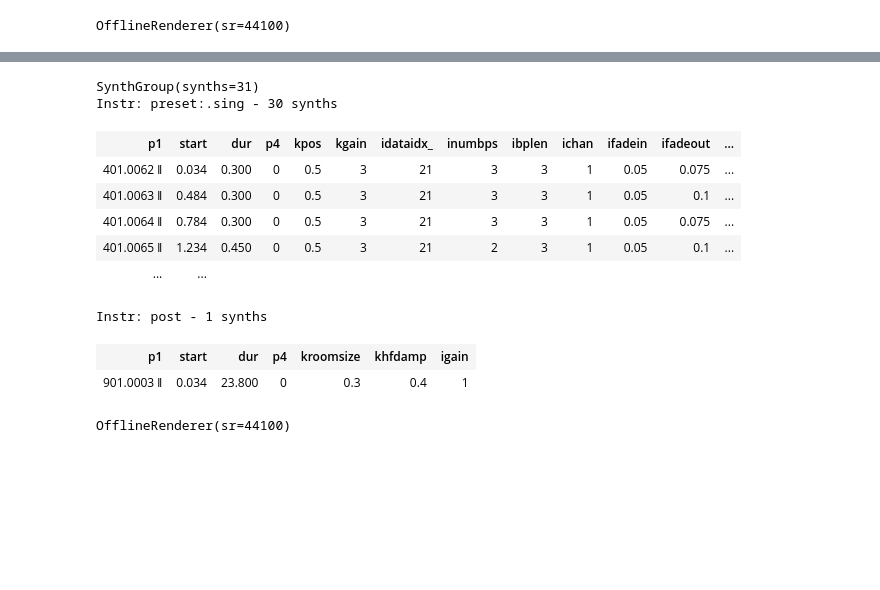
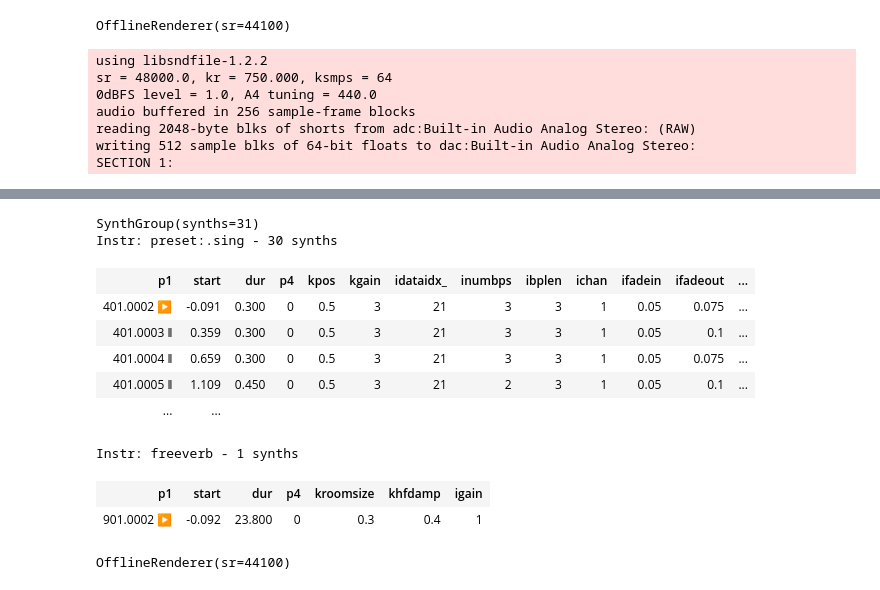
Before and after one commit to gesellkammer/maelzel, a Jupyter notebook: notebooks/wespe.ipynb, the cells around one changed output, grey strips where cells are left out. Drawn from its saved outputs; the diff is of its cells as text; code cells hidden in the pictures; blank space fills up the shorter version.

```diff
--- a/notebooks/wespe.ipynb
+++ b/notebooks/wespe.ipynb
@@ -99,39 +96,47 @@ OfflineRenderer(sr=44100)
 # %%
 with render() as r:
     ch2.play(instr='.sing', args={'ivibstart': 0.25, 'kvibfreq': 5.5}, fade=(0.05, 0.1))
-    r.sched('.reverbstereo', 0, ch2.durSecs() + 1, kfeedback=0.8, kwet=0.5)
+    r.sched('.globalreverb', 0, ch2.durSecs() + 1, kfeedback=0.8, kwet=0.5)
 r
 # %% [output]
 OfflineRenderer(sr=44100)
 # %%
-sess = getSession()
+w = getWorkspace()
+sess = w.audioSession()
 sess.defInstr('freeverb', r'''
     |kroomsize=0.6, khfdamp=0.35, igain=1.|
     a1pre, a2pre monitor
     a1, a2 freeverb a1pre, a2pre, kroomsize, khfdamp
     a1 *= igain
     a2 *= igain
     outch 1, a1 - a1pre, 2, a2 - a2pre
 ''')
 
 with play() as s:
     synth = ch2.play(instr='.sing', args={'ivibstart': 0.25, 'kvibfreq': 5.5}, fade=(0.05, 0.1), gain=3)
     ev = s.sched('freeverb', dur=ch2.durSecs() + 4, priority=2, kroomsize=0.3, khfdamp=0.4)
 s
 # %% [output]
+using libsndfile-1.2.2
+sr = 48000.0, kr = 750.000, ksmps = 64
+0dBFS level = 1.0, A4 tuning = 440.0
+audio buffered in 256 sample-frame blocks
+reading 2048-byte blks of shorts from adc:Built-in Audio Analog Stereo: (RAW)
+writing 512 sample blks of 64-bit floats to dac:Built-in Audio Analog Stereo:
+SECTION 1:
 [interactive output not drawn]
 [interactive output not drawn]
-SynthGroup(synths=31)
-Instr: preset:.sing - 30 synths
+SynthGroup(synths=31)
+Instr: preset:.sing - 30 synths
 | p1 | start | dur | p4 | kpos | kgain | idataidx_ | inumbps | ibplen | ichan | ifadein | ifadeout | ... |
-| 401.0062 ‖ | 0.034 | 0.300 | 0 | 0.5 | 3 | 21 | 3 | 3 | 1 | 0.05 | 0.075 | ... |
-| 401.0063 ‖ | 0.484 | 0.300 | 0 | 0.5 | 3 | 21 | 3 | 3 | 1 | 0.05 | 0.1 | ... |
-| 401.0064 ‖ | 0.784 | 0.300 | 0 | 0.5 | 3 | 21 | 3 | 3 | 1 | 0.05 | 0.075 | ... |
-| 401.0065 ‖ | 1.234 | 0.450 | 0 | 0.5 | 3 | 21 | 2 | 3 | 1 | 0.05 | 0.1 | ... |
+| 401.0002 ▶ | -0.091 | 0.300 | 0 | 0.5 | 3 | 21 | 3 | 3 | 1 | 0.05 | 0.075 | ... |
+| 401.0003 ‖ | 0.359 | 0.300 | 0 | 0.5 | 3 | 21 | 3 | 3 | 1 | 0.05 | 0.1 | ... |
+| 401.0004 ‖ | 0.659 | 0.300 | 0 | 0.5 | 3 | 21 | 3 | 3 | 1 | 0.05 | 0.075 | ... |
+| 401.0005 ‖ | 1.109 | 0.450 | 0 | 0.5 | 3 | 21 | 2 | 3 | 1 | 0.05 | 0.1 | ... |
 | ... | ... |
-Instr: post - 1 synths
+Instr: freeverb - 1 synths
 | p1 | start | dur | p4 | kroomsize | khfdamp | igain |
-| 901.0003 ‖ | 0.034 | 23.800 | 0 | 0.3 | 0.4 | 1 |
+| 901.0002 ▶ | -0.092 | 23.800 | 0 | 0.3 | 0.4 | 1 |
 # %%
 with render() as s:
     ch2.play(instr='.sing', args={'ivibstart': 0.25, 'kvibfreq': 5.5}, fade=(0.05, 0.1), gain=3)
```
Also changed, not shown: parts of 3 cells of this notebook, 8 other files.
